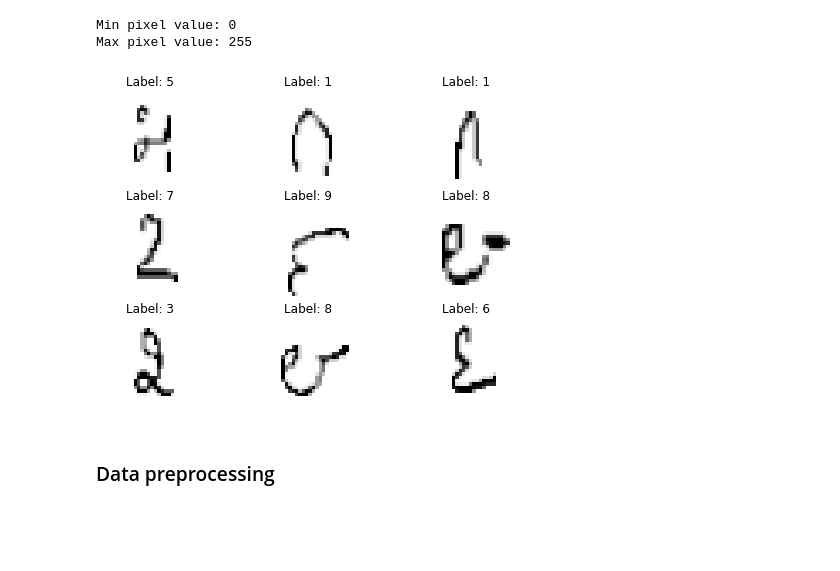
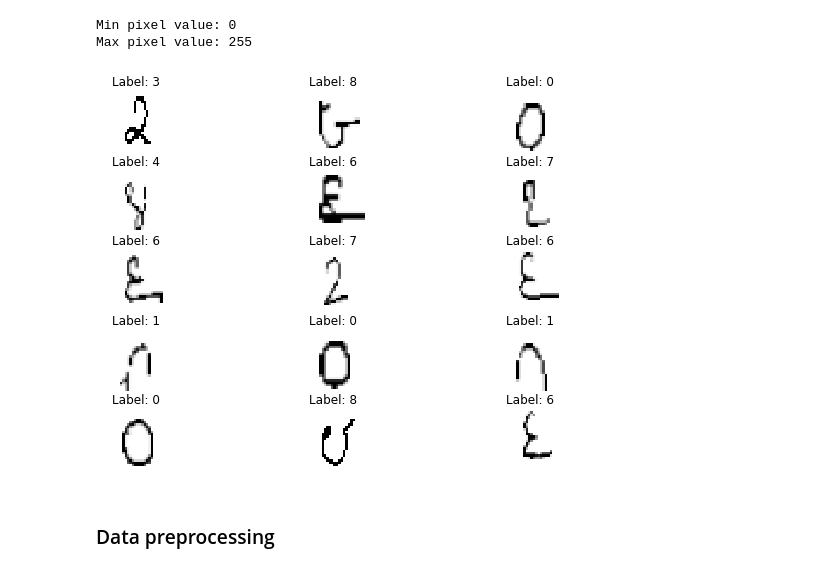
Before and after one commit to ironcladgeek/Kaggle-Competitions, a Jupyter notebook: Computer-Vision/Kannada-MNIST/Kannada-MNIST_PyTorch.ipynb, the cells around one changed output. Drawn from its saved outputs; the diff is of its cells as text; code cells hidden in the pictures; blank space fills up the shorter version.

```diff
--- a/Computer-Vision/Kannada-MNIST/Kannada-MNIST_PyTorch.ipynb
+++ b/Computer-Vision/Kannada-MNIST/Kannada-MNIST_PyTorch.ipynb
@@ -101,7 +101,7 @@ def batch_show(images, labels=None, n_images=5):
     images_so_far = 0
     indices = np.random.choice(np.arange(images.shape[0]), n_images)
 
-    fig = plt.figure(figsize=(8,8))
+    fig = plt.figure(figsize=(10, 10))
     for i in indices:
         images_so_far += 1
         ax = fig.add_subplot(n_images//2, 3, images_so_far)
@@ -110,9 +110,9 @@ def batch_show(images, labels=None, n_images=5):
             ax.set_title(f'Label: {labels[i]}')
         ax.imshow(images[i].reshape(28,28), cmap=plt.cm.Greys)
 # %%
-batch_show(trainset, labels, n_images=9)
+batch_show(trainset, labels, n_images=15)
 # %% [output]
-[figure, old version]
+[figure, new version]
 # %% [markdown]
 ### Data preprocessing
 # %%
```
Also changed, not shown: parts of 13 cells of this notebook.
